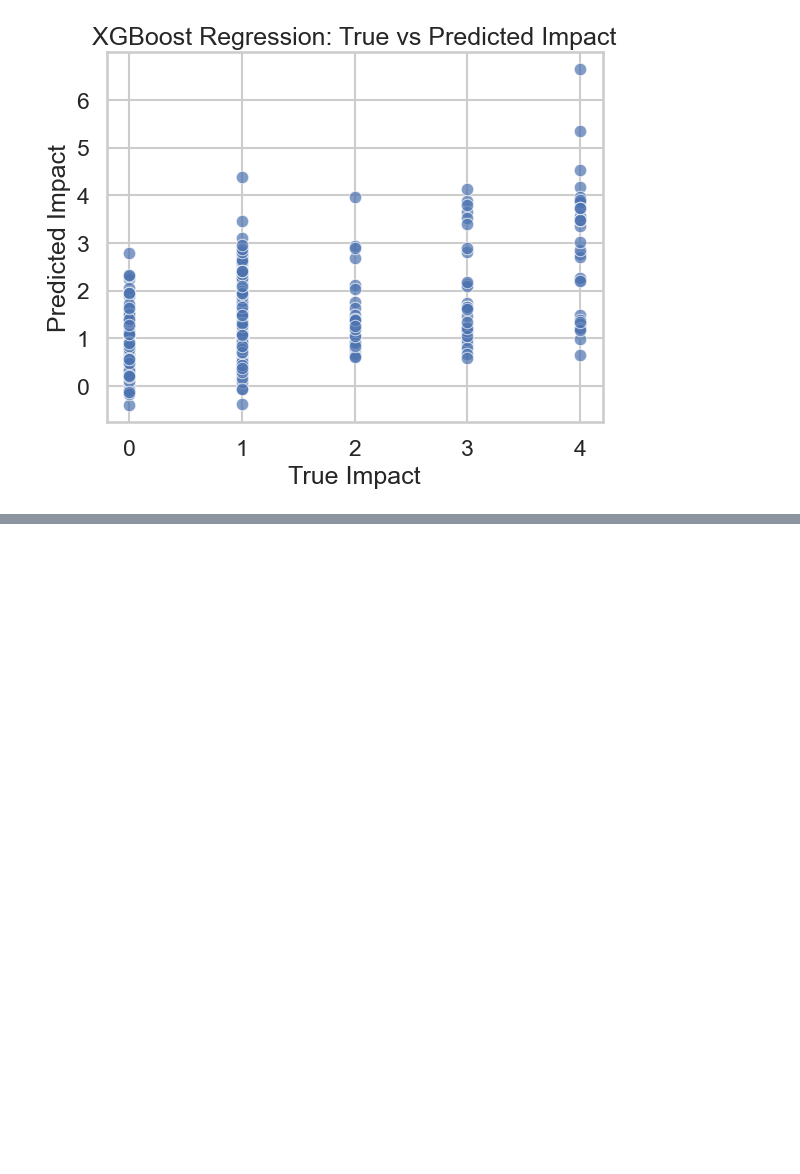
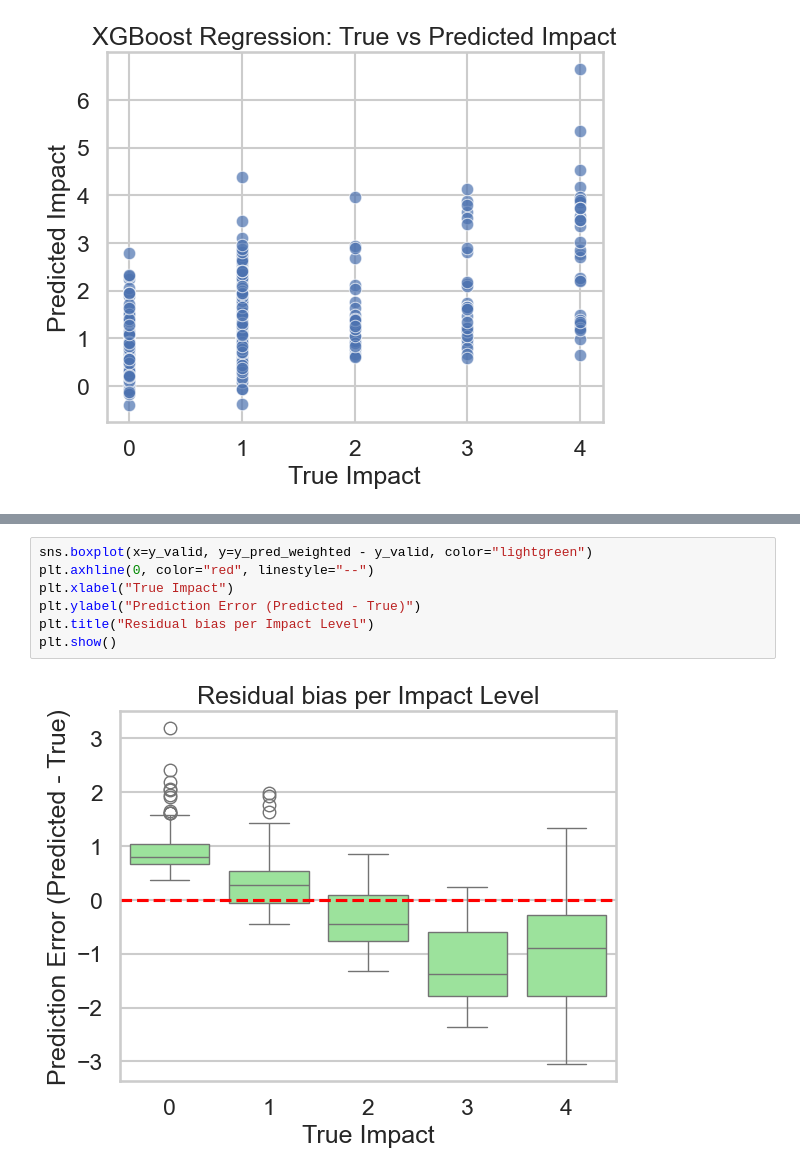
Before and after one commit to gonlu0613/Scientific_programming_invasive_species, a Jupyter notebook: Scientific_programming_notebook.ipynb, the cells around one changed output, grey strips where cells are left out. Cells and saved outputs as stored; diff of their text form; blank space fills up the shorter version.

```diff
--- a/Scientific_programming_notebook.ipynb
+++ b/Scientific_programming_notebook.ipynb
@@ -542,0 +651,9 @@ R² = 0.252, RMSE = 1.020
+# %%
+sns.boxplot(x=y_valid, y=y_pred_weighted - y_valid, color="lightgreen")
+plt.axhline(0, color="red", linestyle="--")
+plt.xlabel("True Impact")
+plt.ylabel("Prediction Error (Predicted - True)")
+plt.title("Residual bias per Impact Level")
+plt.show()
+# %% [output]
+[figure, added]
```
Also changed, not shown: parts of 5 cells of this notebook.
